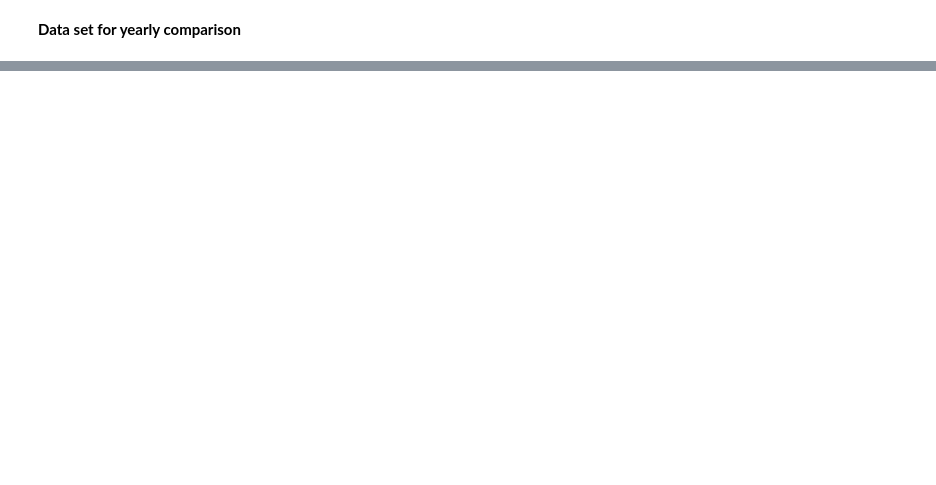
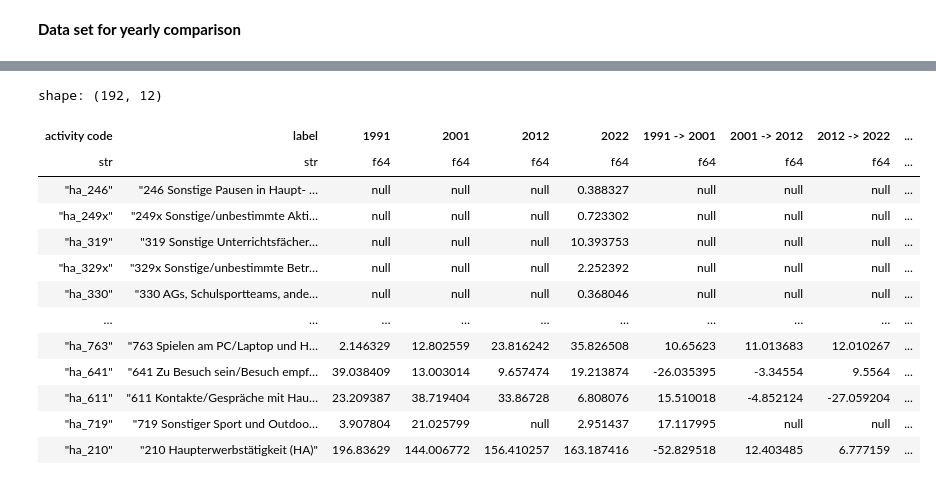
Before and after one commit to max-zwei/portfolio, a Jupyter notebook: projects/infographics/data/data.ipynb, the cells around one changed output, grey strips where cells are left out. Drawn from its saved outputs; the diff is of its cells as text; code cells hidden in the pictures; blank space fills up the shorter version.

```diff
--- a/projects/infographics/data/data.ipynb
+++ b/projects/infographics/data/data.ipynb
@@ -387,0 +482,33 @@ shape: (192, 10)
+# %%
+## Create average and max incline/decline year over year
+
+columns = ['1991 -> 2001', '2001 -> 2012', '2012 -> 2022']
+abs_values = pl.col(columns).replace(0, None).abs()
+
+df_YBY_AG1629_means = df_YBY_AG1629_means.with_columns(
+    pl.mean_horizontal(
+        abs_values
+    ).alias('year-over-year (mean)')
+)
+
+df_YBY_AG1629_means = df_YBY_AG1629_means.with_columns(
+    pl.max_horizontal(
+        abs_values
+    )
+    .alias('year-over-year (max)')
+)
+# %% [output]
+shape: (192, 12)
+| activity code | label | 1991 | 2001 | 2012 | 2022 | 1991 -> 2001 | 2001 -> 2012 | 2012 -> 2022 | ... |
+| str | str | f64 | f64 | f64 | f64 | f64 | f64 | f64 | ... |
+| "ha_246" | "246 Sonstige Pausen in Haupt- … | null | null | null | 0.388327 | null | null | null | ... |
+| "ha_249x" | "249x Sonstige/unbestimmte Akti… | null | null | null | 0.723302 | null | null | null | ... |
+| "ha_319" | "319 Sonstige Unterrichtsfächer… | null | null | null | 10.393753 | null | null | null | ... |
+| "ha_329x" | "329x Sonstige/unbestimmte Betr… | null | null | null | 2.252392 | null | null | null | ... |
+| "ha_330" | "330 AGs, Schulsportteams, ande… | null | null | null | 0.368046 | null | null | null | ... |
+| … | … | … | … | … | … | … | … | … | ... |
+| "ha_763" | "763 Spielen am PC/Laptop und H… | 2.146329 | 12.802559 | 23.816242 | 35.826508 | 10.65623 | 11.013683 | 12.010267 | ... |
+| "ha_641" | "641 Zu Besuch sein/Besuch empf… | 39.038409 | 13.003014 | 9.657474 | 19.213874 | -26.035395 | -3.34554 | 9.5564 | ... |
+| "ha_611" | "611 Kontakte/Gespräche mit Hau… | 23.209387 | 38.719404 | 33.86728 | 6.808076 | 15.510018 | -4.852124 | -27.059204 | ... |
+| "ha_719" | "719 Sonstiger Sport und Outdoo… | 3.907804 | 21.025799 | null | 2.951437 | 17.117995 | null | null | ... |
+| "ha_210" | "210 Haupterwerbstätigkeit (HA)" | 196.83629 | 144.006772 | 156.410257 | 163.187416 | -52.829518 | 12.403485 | 6.777159 | ... |
```
Also changed, not shown: parts of 18 cells of this notebook, 12 other files.
